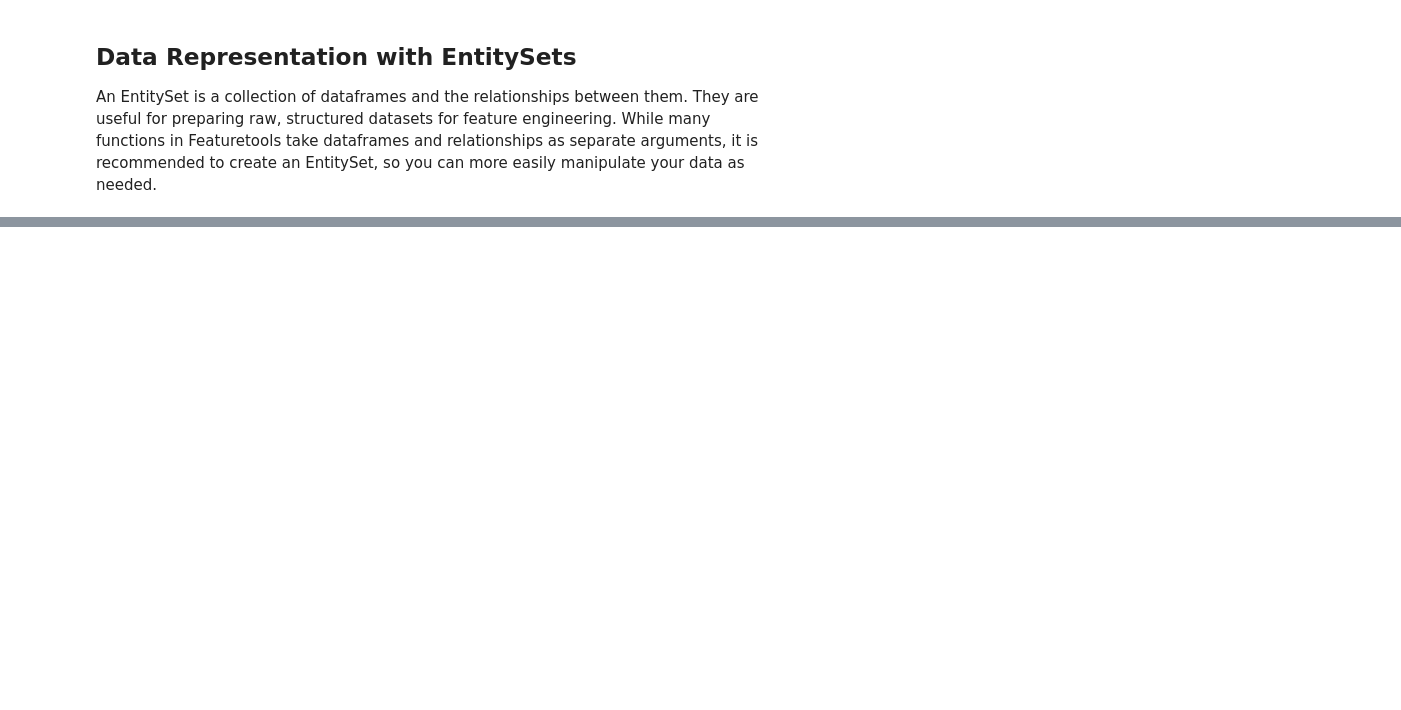
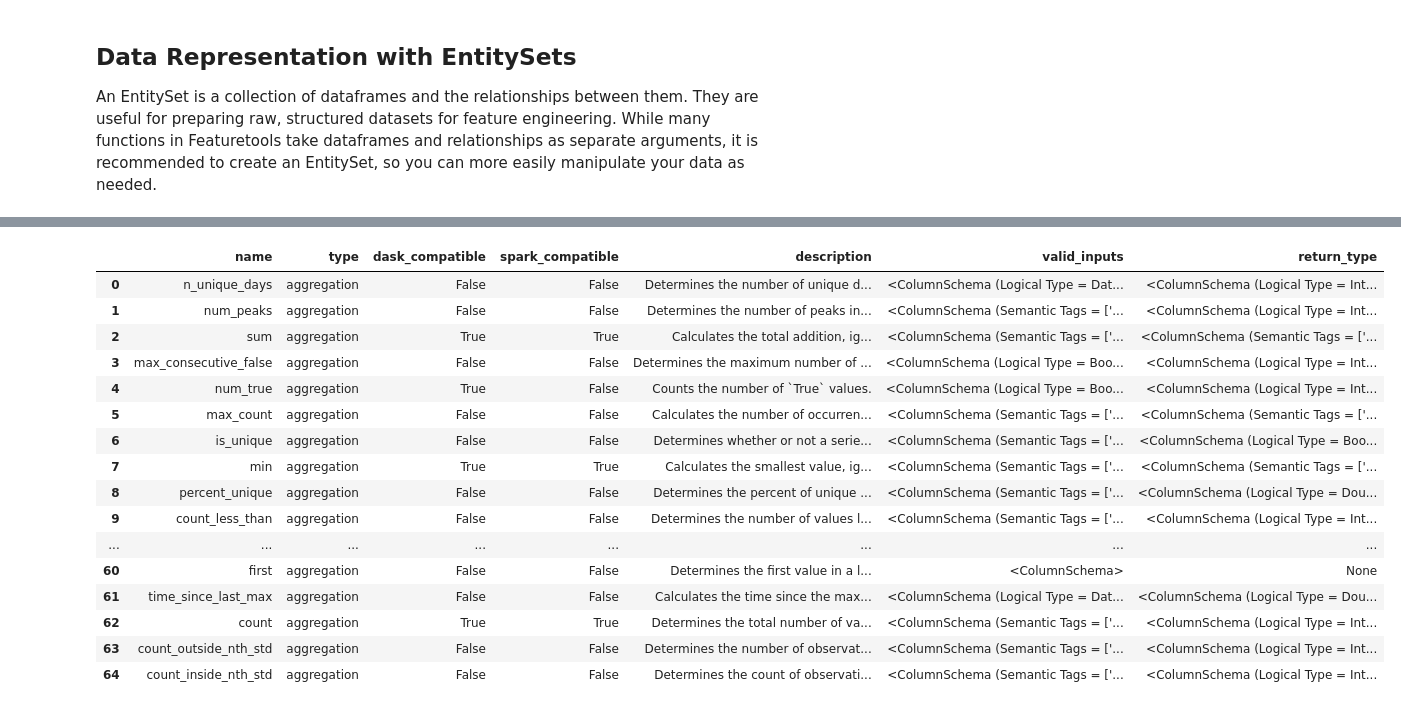
Before and after one commit to SalK91/dfs_tutorial, a Jupyter notebook: dfs_tutorial.ipynb, the cells around one changed output, grey strips where cells are left out. Saved outputs shown, nothing was run; the diff lists cells and outputs as text; code cells hidden in the pictures; blank space fills up the shorter version.

```diff
--- a/dfs_tutorial.ipynb
+++ b/dfs_tutorial.ipynb
@@ -71,6 +135,3 @@ es = es.add_relationship('loans', 'loan_id', 'payments', 'loan_id')
 es.plot()
 # %% [output]
 [drawing not drawn]
-# %%
-es = ft.demo.load_mock_customer(return_entityset=True)
-es['t']
@@ -87,0 +146,26 @@ Entityset: transactions
+# %%
+primitives = ft.list_primitives()
+# Set the maximum number of rows and columns to display
+pd.set_option('display.max_columns', None)
+pd.set_option('display.max_rows', 10)
+# %%
+# Aggregation primitives
+display(HTML('<div style="max-height:400px; overflow-y:scroll;">' + primitives[primitives['type'] == 'aggregation'].to_html() + '</div>'))
+# %% [output]
+|  | name | type | dask_compatible | spark_compatible | description | valid_inputs | return_type |
+| 0 | n_unique_days | aggregation | False | False | Determines the number of unique d... | <ColumnSchema (Logical Type = Dat... | <ColumnSchema (Logical Type = Int... |
+| 1 | num_peaks | aggregation | False | False | Determines the number of peaks in... | <ColumnSchema (Semantic Tags = ['... | <ColumnSchema (Logical Type = Int... |
+| 2 | sum | aggregation | True | True | Calculates the total addition, ig... | <ColumnSchema (Semantic Tags = ['... | <ColumnSchema (Semantic Tags = ['... |
+| 3 | max_consecutive_false | aggregation | False | False | Determines the maximum number of ... | <ColumnSchema (Logical Type = Boo... | <ColumnSchema (Logical Type = Int... |
+| 4 | num_true | aggregation | True | False | Counts the number of `True` values. | <ColumnSchema (Logical Type = Boo... | <ColumnSchema (Logical Type = Int... |
+| 5 | max_count | aggregation | False | False | Calculates the number of occurren... | <ColumnSchema (Semantic Tags = ['... | <ColumnSchema (Semantic Tags = ['... |
+| 6 | is_unique | aggregation | False | False | Determines whether or not a serie... | <ColumnSchema (Semantic Tags = ['... | <ColumnSchema (Logical Type = Boo... |
+| 7 | min | aggregation | True | True | Calculates the smallest value, ig... | <ColumnSchema (Semantic Tags = ['... | <ColumnSchema (Semantic Tags = ['... |
+| 8 | percent_unique | aggregation | False | False | Determines the percent of unique ... | <ColumnSchema (Semantic Tags = ['... | <ColumnSchema (Logical Type = Dou... |
+| 9 | count_less_than | aggregation | False | False | Determines the number of values l... | <ColumnSchema (Semantic Tags = ['... | <ColumnSchema (Logical Type = Int... |
+| ... | ... | ... | ... | ... | ... | ... | ... |
+| 60 | first | aggregation | False | False | Determines the first value in a l... | <ColumnSchema> | None |
+| 61 | time_since_last_max | aggregation | False | False | Calculates the time since the max... | <ColumnSchema (Logical Type = Dat... | <ColumnSchema (Logical Type = Dou... |
+| 62 | count | aggregation | True | True | Determines the total number of va... | <ColumnSchema (Semantic Tags = ['... | <ColumnSchema (Logical Type = Int... |
+| 63 | count_outside_nth_std | aggregation | False | False | Determines the number of observat... | <ColumnSchema (Semantic Tags = ['... | <ColumnSchema (Logical Type = Int... |
+| 64 | count_inside_nth_std | aggregation | False | False | Determines the count of observati... | <ColumnSchema (Semantic Tags = ['... | <ColumnSchema (Logical Type = Int... |
```
Also changed, not shown: parts of 16 cells of this notebook.
